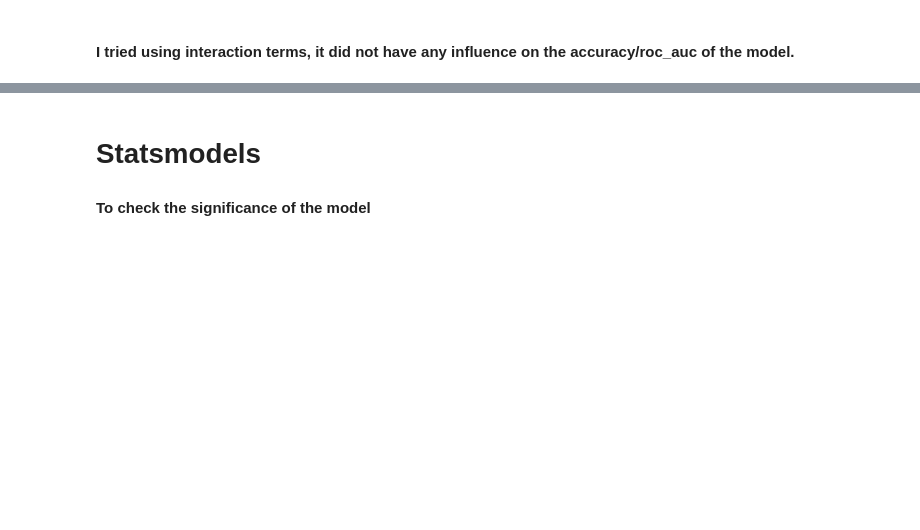
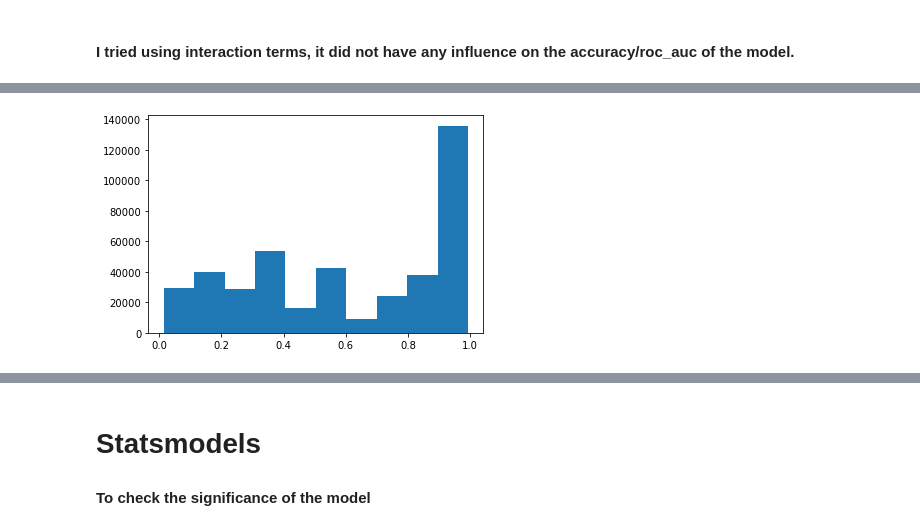
Before and after one commit to alohasiqi/CMM, a Jupyter notebook: NoteBooks/WillPAGetApproved.ipynb, the cells around one changed output, grey strips where cells are left out. Cells and saved outputs as stored; diff of their text form; code cells hidden in the pictures; blank space fills up the shorter version.

```diff
--- a/NoteBooks/WillPAGetApproved.ipynb
+++ b/NoteBooks/WillPAGetApproved.ipynb
@@ -113,0 +154,8 @@ clf.predict_proba([[1,0,0,1,0,0,1,0,1,0]])[0][1]
+# %%
+# select threshold
+plt.hist(y_pred)
+plt.show()
+
+#thresh = 0.7
+# %% [output]
+[figure, added]
```
Also changed, not shown: parts of 22 cells of this notebook, 1 other file.
